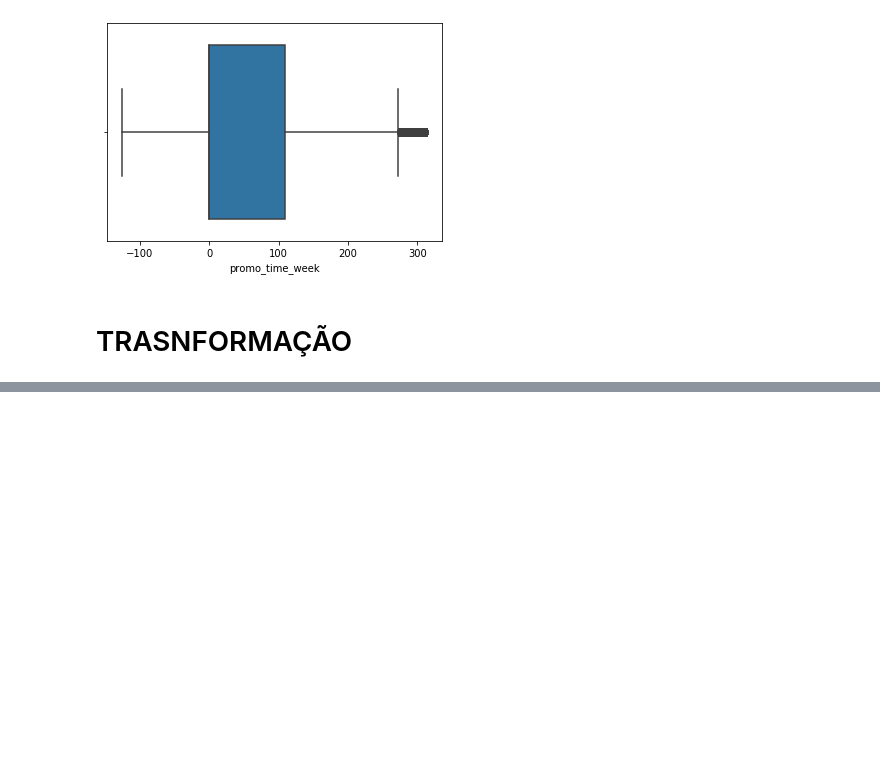
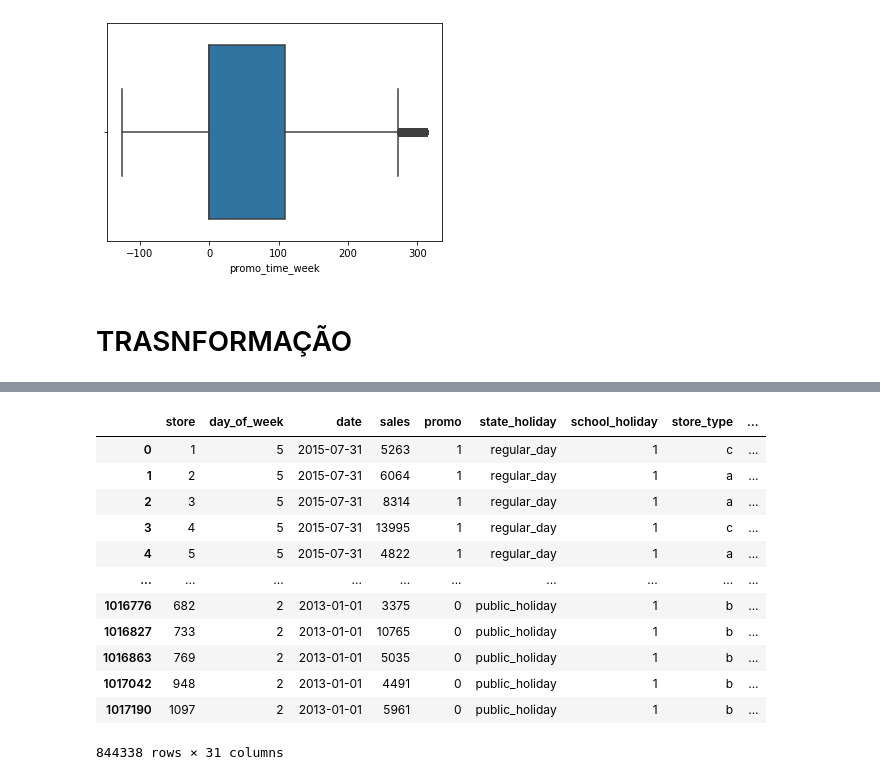
Before and after one commit to ffredericoDS/DS_producao, a Jupyter notebook: 5Modelagem.ipynb, the cells around one changed output, grey strips where cells are left out. Cells and saved outputs as stored; diff of their text form; code cells hidden in the pictures; blank space fills up the shorter version.

```diff
--- a/5Modelagem.ipynb
+++ b/5Modelagem.ipynb
@@ -323,0 +424,35 @@ separei essas pq sao ciclicas
+# %%
+# TRASNFORMAÇÃO DE NATUREZA
+#month
+df4['month_sin'] = df4['month'].apply(lambda x: np.sin(x * (2. * np.pi/12)))
+df4['month_cos'] = df4['month'].apply(lambda x: np.cos(x *(2. * np.pi/12)))
+
+
+#day
+df4['month_sin'] = df4['day'].apply(lambda x: np.sin(x * (2. * np.pi/30)))
+df4['month_cos'] = df4['day'].apply(lambda x: np.cos(x *(2. * np.pi/30)))
+
+#week_of_year
+df4['week_of_year_sin'] = df4['week_of_year'].apply(lambda x: np.sin(x * (2. * np.pi/52)))
+df4['week_of_year_cos'] = df4['week_of_year'].apply(lambda x: np.cos(x *(2. * np.pi/52)))
+
+
+#day_of_year
+df4['day_of_week_sin'] = df4['day_of_week'].apply(lambda x: np.sin(x * (2. * np.pi/7)))
+df4['day_of_week_cos'] = df4['day_of_week'].apply(lambda x: np.cos(x *(2. * np.pi/7)))
+# %%
+df4 - criou duas novas colunas da sin cos , que deixou elas ciclicas usa metódo de circulo trigonometrica
+# %% [output]
+|  | store | day_of_week | date | sales | promo | state_holiday | school_holiday | store_type | ... |
+| 0 | 1 | 5 | 2015-07-31 | 5263 | 1 | regular_day | 1 | c | ... |
+| 1 | 2 | 5 | 2015-07-31 | 6064 | 1 | regular_day | 1 | a | ... |
+| 2 | 3 | 5 | 2015-07-31 | 8314 | 1 | regular_day | 1 | a | ... |
+| 3 | 4 | 5 | 2015-07-31 | 13995 | 1 | regular_day | 1 | c | ... |
+| 4 | 5 | 5 | 2015-07-31 | 4822 | 1 | regular_day | 1 | a | ... |
+| ... | ... | ... | ... | ... | ... | ... | ... | ... | ... |
+| 1016776 | 682 | 2 | 2013-01-01 | 3375 | 0 | public_holiday | 1 | b | ... |
+| 1016827 | 733 | 2 | 2013-01-01 | 10765 | 0 | public_holiday | 1 | b | ... |
+| 1016863 | 769 | 2 | 2013-01-01 | 5035 | 0 | public_holiday | 1 | b | ... |
+| 1017042 | 948 | 2 | 2013-01-01 | 4491 | 0 | public_holiday | 1 | b | ... |
+| 1017190 | 1097 | 2 | 2013-01-01 | 5961 | 0 | public_holiday | 1 | b | ... |
+844338 rows × 31 columns
```
Also changed, not shown: parts of 12 cells of this notebook.
